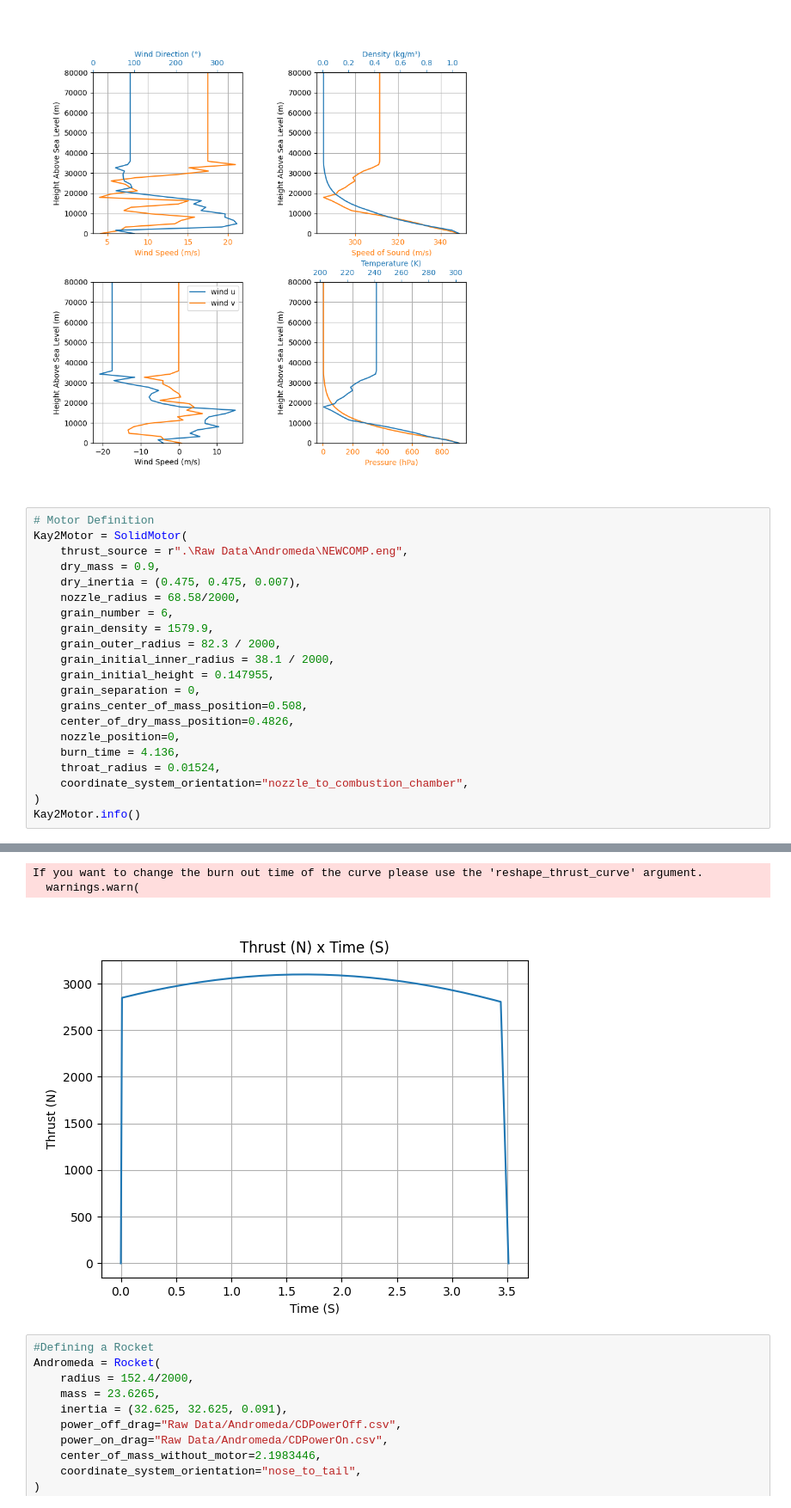
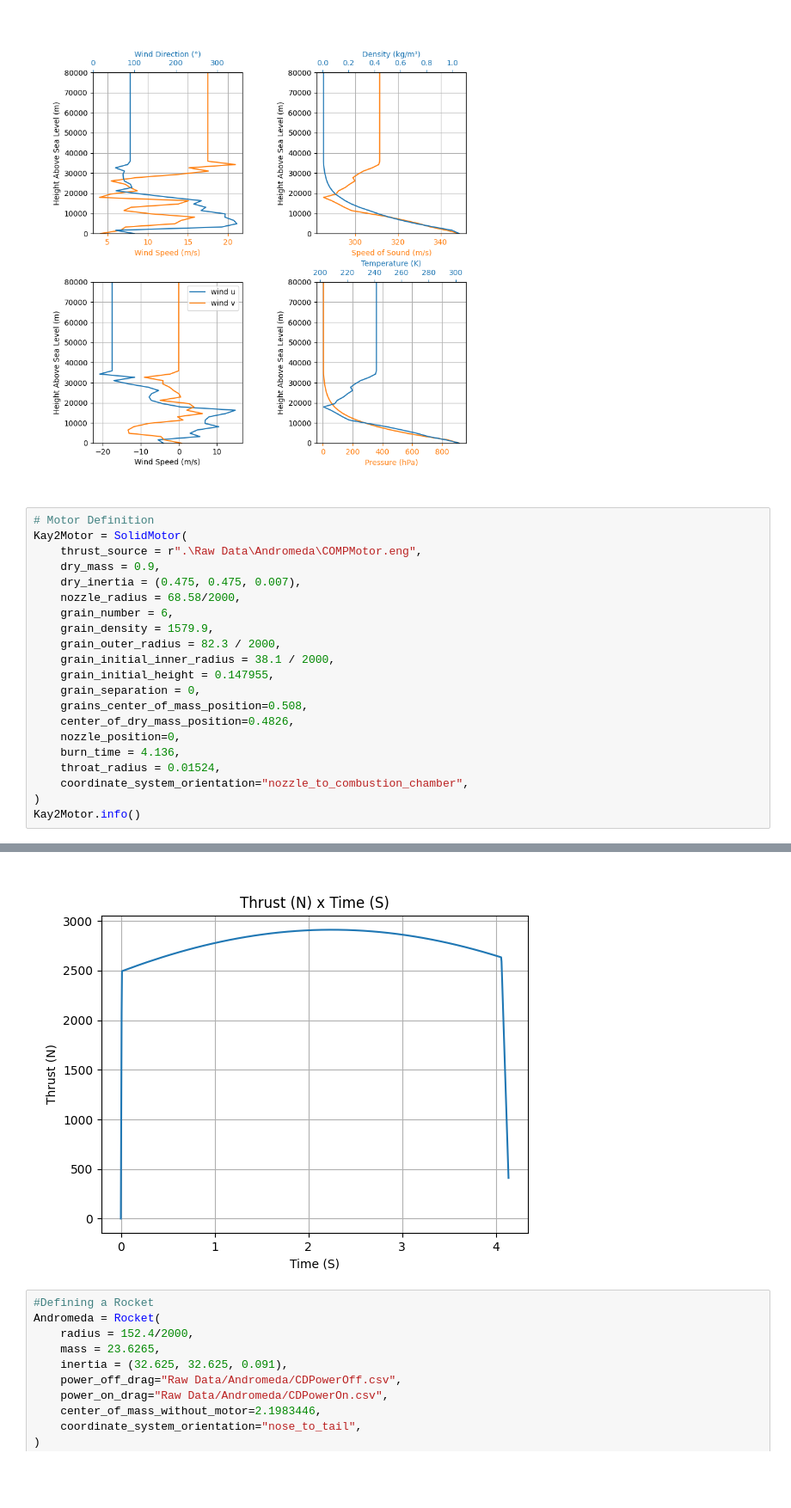
Before and after one commit to GoldenFlashesRocketry/ARES_RocketPy, a Jupyter notebook: Andromeda.ipynb, the cells around one changed output, grey strips where cells are left out. Shown at 86% size. Saved outputs shown, nothing was run; the diff lists cells and outputs as text; blank space fills up the shorter version.

```diff
--- a/Andromeda.ipynb
+++ b/Andromeda.ipynb
@@ -18,7 +18,7 @@ env.plots.atmospheric_model()
 # %%
 # Motor Definition
 Kay2Motor = SolidMotor(
-    thrust_source = r".\Raw Data\Andromeda\NEWCOMP.eng",
+    thrust_source = r".\Raw Data\Andromeda\COMPMotor.eng",
     dry_mass = 0.9,
     dry_inertia = (0.475, 0.475, 0.007),
     nozzle_radius = 68.58/2000,
@@ -57,6 +57,4 @@ Total Impulse: 10422.750 Ns
-If you want to change the burn out time of the curve please use the 'reshape_thrust_curve' argument.
-  warnings.warn(
-[figure, old version]
+[figure, new version]
 # %%
 #Defining a Rocket
 Andromeda = Rocket(
```
Also changed, not shown: parts of 3 cells of this notebook, 3 other files.
